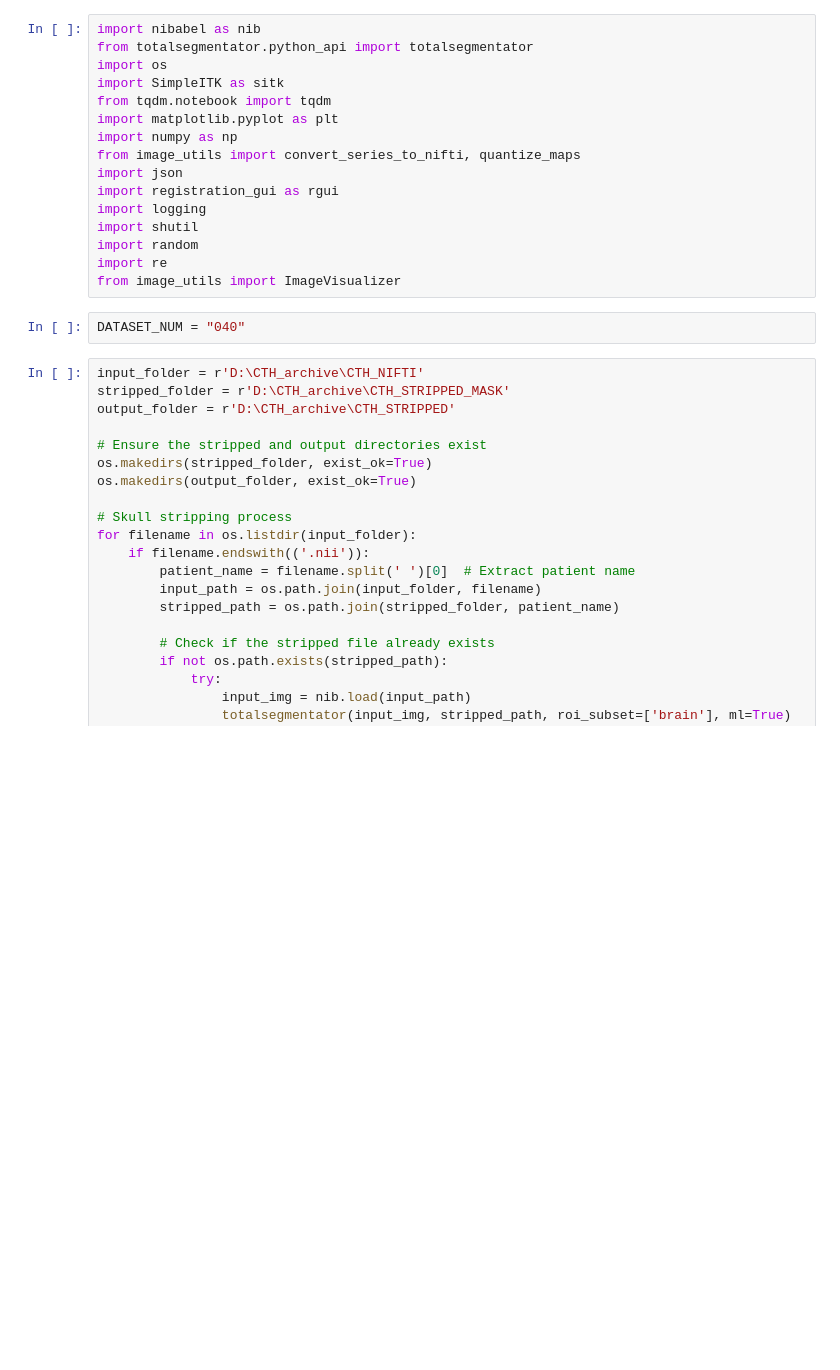
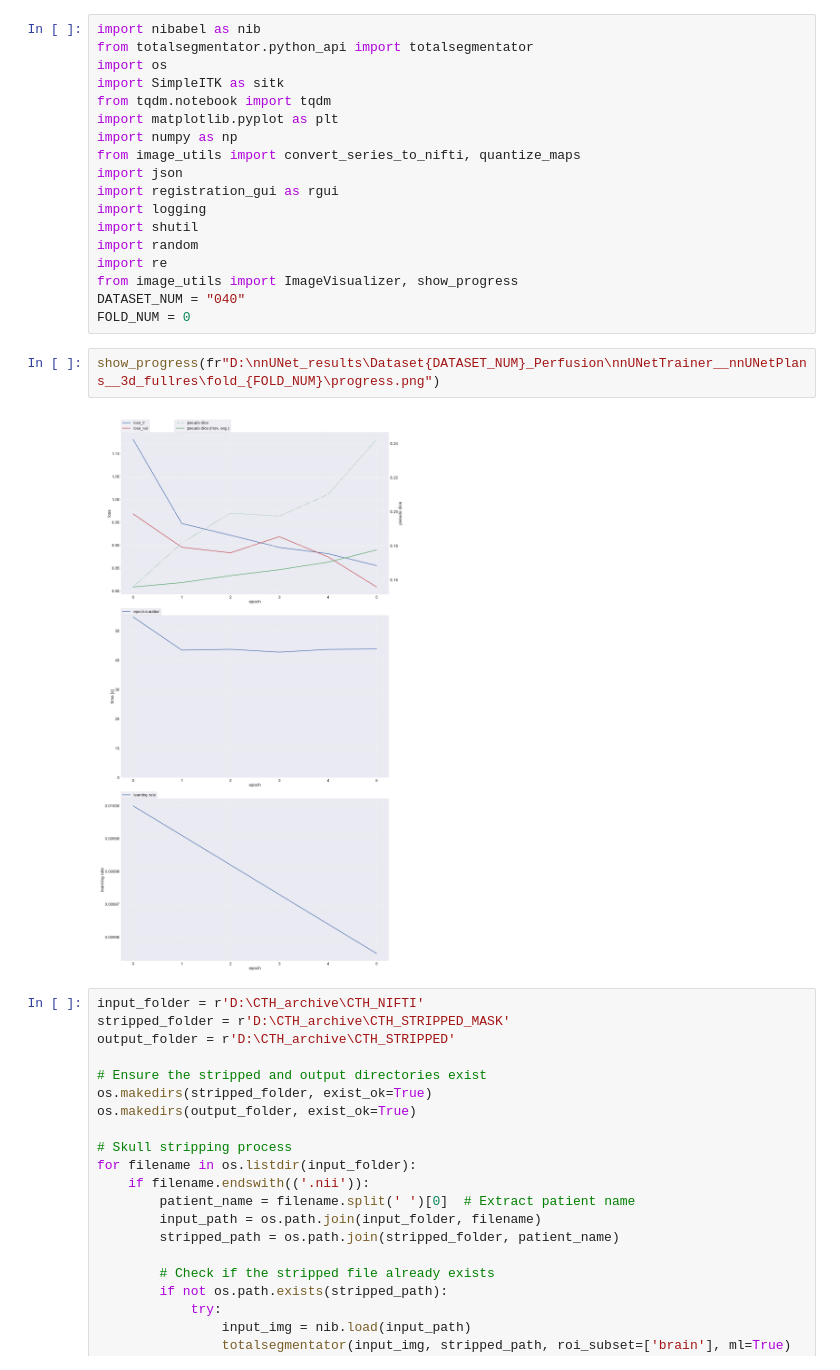
Before and after one commit to nicholasjprimianomd/CTH_CTP, a Jupyter notebook: utils.ipynb, the cells around one changed output. Cells and saved outputs as stored; diff of their text form; blank space fills up the shorter version.

```diff
--- a/utils.ipynb
+++ b/utils.ipynb
@@ -13,9 +13,13 @@ import logging
 import shutil
 import random
 import re
-from image_utils import ImageVisualizer
+from image_utils import ImageVisualizer, show_progress
+DATASET_NUM = "040"
+FOLD_NUM = 0
-# %%
-DATASET_NUM = "040"
+# %%
+show_progress(fr"D:\nnUNet_results\Dataset{DATASET_NUM}_Perfusion\nnUNetTrainer__nnUNetPlans__3d_fullres\fold_{FOLD_NUM}\progress.png")
+# %% [output]
+[figure, added]
 # %%
 input_folder = r'D:\CTH_archive\CTH_NIFTI'
 stripped_folder = r'D:\CTH_archive\CTH_STRIPPED_MASK'
```
Also changed, not shown: parts of 1 cell of this notebook, 1 other file.
